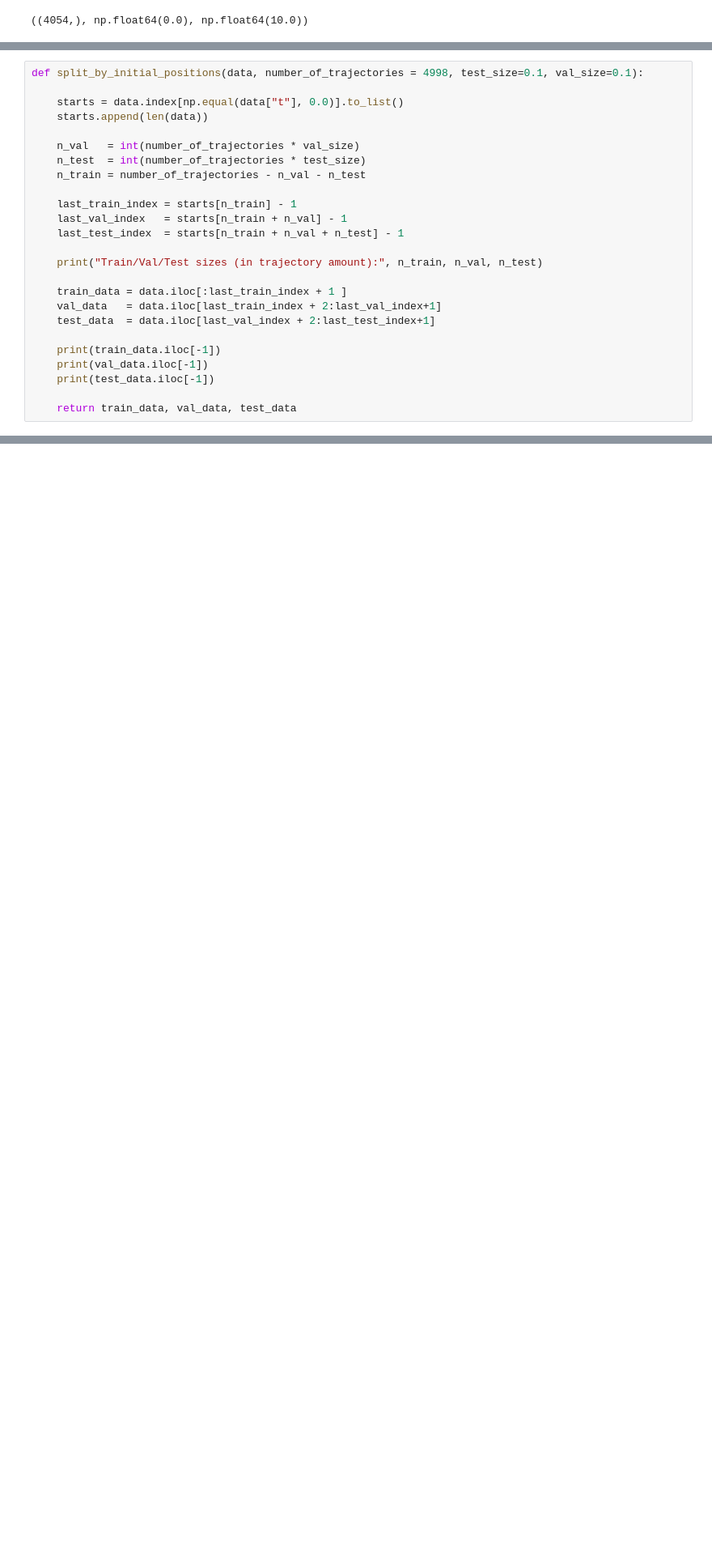
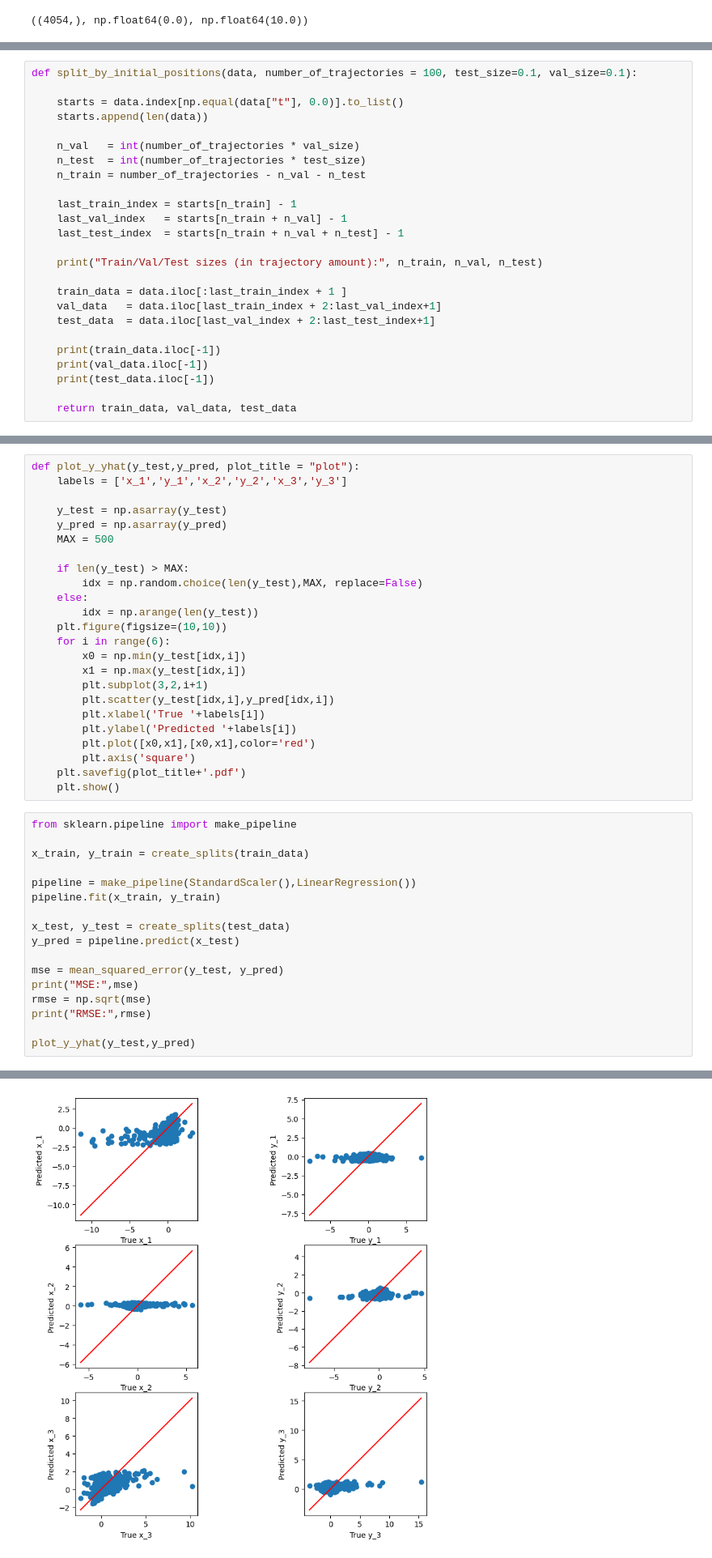
Before and after one commit to MateusCabral-FCT/AA_1-projeto, a Jupyter notebook: code/machine_learning_project.ipynb, the cells around one changed output, grey strips where cells are left out. Shown at 81% size. Cells and saved outputs as stored; diff of their text form; blank space fills up the shorter version.

```diff
--- a/code/machine_learning_project.ipynb
+++ b/code/machine_learning_project.ipynb
@@ -59,7 +59,7 @@ data_without_anomalies = data.loc[~((data.x_1 == 0) & (data.y_1 == 0) & (data.v_
                   (data.x_3 == 0) & (data.y_3 == 0) & (data.v_x_3 == 0) & (data.v_y_3 == 0))]
 data_without_anomalies = data_without_anomalies.reset_index(drop=True)
 # %%
-def split_by_initial_positions(data, number_of_trajectories = 4998, test_size=0.1, val_size=0.1):
+def split_by_initial_positions(data, number_of_trajectories = 100, test_size=0.1, val_size=0.1):
 
     starts = data.index[np.equal(data["t"], 0.0)].to_list()
     starts.append(len(data))
@@ -105,0 +133,42 @@ Name: 1089789, dtype: float64
+# %%
+def plot_y_yhat(y_test,y_pred, plot_title = "plot"):
+    labels = ['x_1','y_1','x_2','y_2','x_3','y_3']
+
+    y_test = np.asarray(y_test)
+    y_pred = np.asarray(y_pred)
+    MAX = 500
+
+    if len(y_test) > MAX:
+        idx = np.random.choice(len(y_test),MAX, replace=False)
+    else:
+        idx = np.arange(len(y_test))
+    plt.figure(figsize=(10,10))
+    for i in range(6):
+        x0 = np.min(y_test[idx,i])
+        x1 = np.max(y_test[idx,i])
+        plt.subplot(3,2,i+1)
+        plt.scatter(y_test[idx,i],y_pred[idx,i])
+        plt.xlabel('True '+labels[i])
+        plt.ylabel('Predicted '+labels[i])
+        plt.plot([x0,x1],[x0,x1],color='red')
+        plt.axis('square')
+    plt.savefig(plot_title+'.pdf')
+    plt.show()
+# %%
+from sklearn.pipeline import make_pipeline
+
+x_train, y_train = create_splits(train_data)
+
+pipeline = make_pipeline(StandardScaler(),LinearRegression())
+pipeline.fit(x_train, y_train)
+
+x_test, y_test = create_splits(test_data)
+y_pred = pipeline.predict(x_test)
+
+mse = mean_squared_error(y_test, y_pred)
+print("MSE:",mse)
+rmse = np.sqrt(mse)
+print("RMSE:",rmse)
+
+plot_y_yhat(y_test,y_pred)
+# %% [output]
@@ -105,0 +177 @@ Name: 1089789, dtype: float64
+[figure, added]
```
Also changed, not shown: parts of 7 cells of this notebook.
